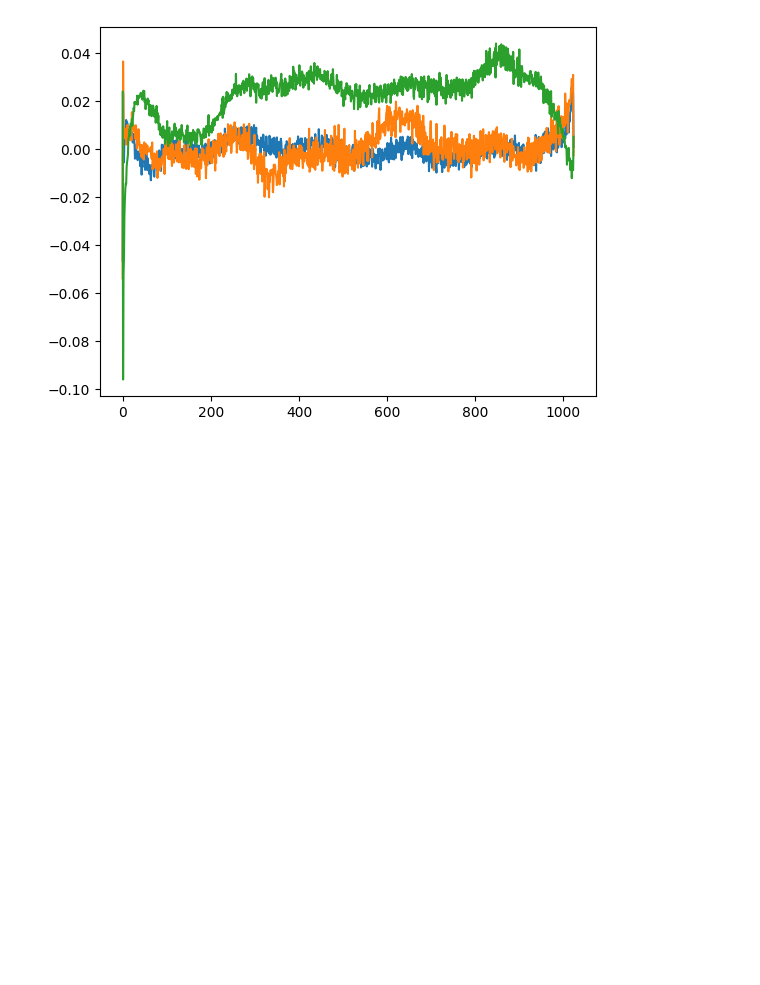
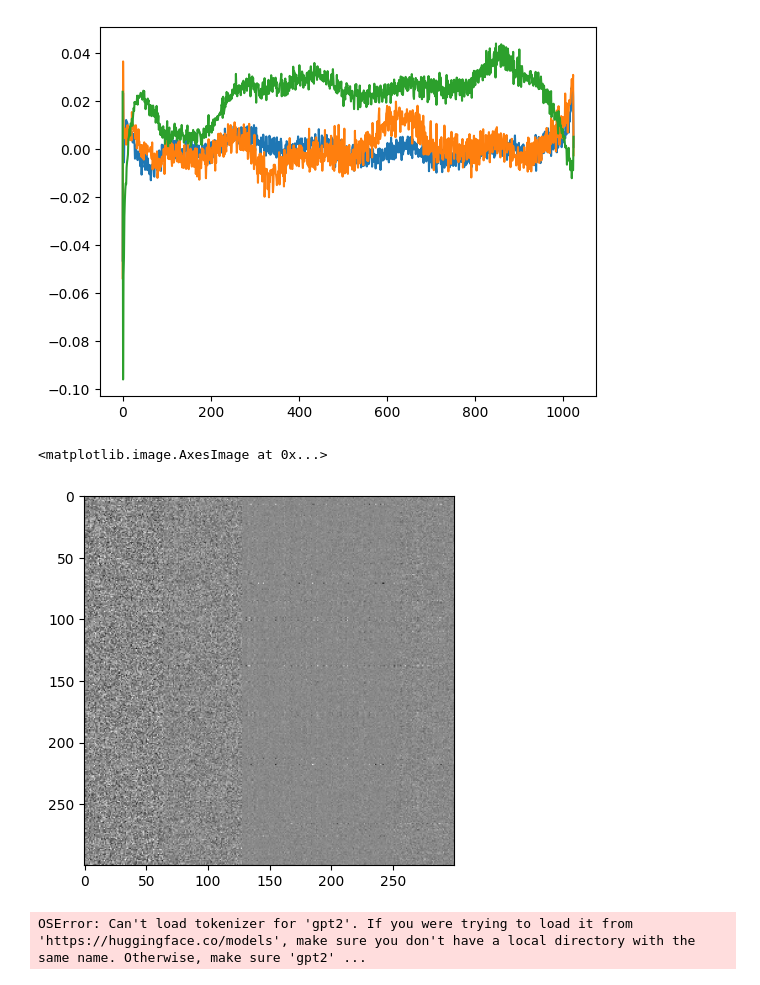
Before and after one commit to ansvver/a-code-log, a Jupyter notebook: llm/01-build-nanogpt/play.ipynb, the cells around one changed output. Saved outputs shown, nothing was run; the diff lists cells and outputs as text; code cells hidden in the pictures; blank space fills up the shorter version.

```diff
--- a/llm/01-build-nanogpt/play.ipynb
+++ b/llm/01-build-nanogpt/play.ipynb
@@ -45,3 +45,15 @@ plt.plot(sd_hf["transformer.wpe.weight"][:, 250])
 # %% [output]
 [<matplotlib.lines.Line2D at 0x...>]
 [figure]
+# %%
+plt.imshow(sd_hf["transformer.h.1.attn.c_attn.weight"][:300,:300], cmap="gray")
+# %% [output]
+<matplotlib.image.AxesImage at 0x...>
+[figure, added]
+# %%
+from transformers import pipeline, set_seed
+generator = pipeline('text-generation', model='gpt2')
+set_seed(42)
+generator("Hello, I'm a language model,", max_length=30, num_return_sequences=5)
+# %% [output]
+OSError: Can't load tokenizer for 'gpt2'. If you were trying to load it from 'https://huggingface.co/models', make sure you don't have a local directory with the same name. Otherwise, make sure 'gpt2' ...
```
Also changed, not shown: 1 other file.
